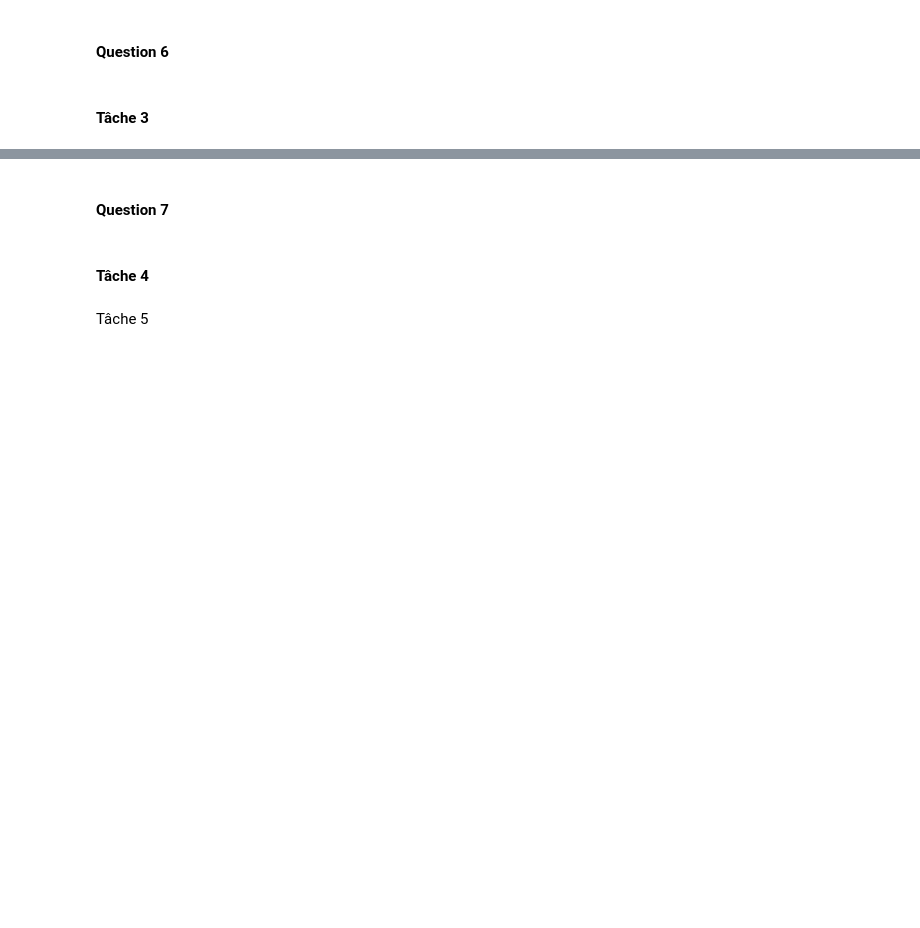
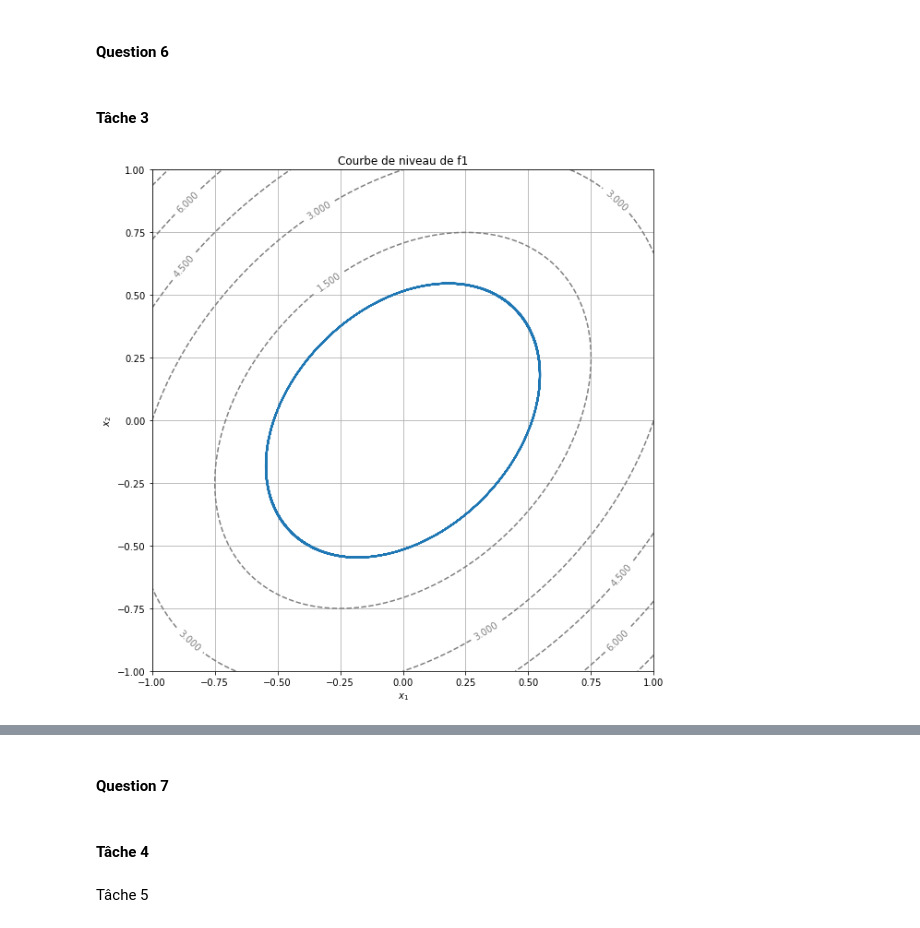
Before and after one commit to touchtar/projet-maths-info, a Jupyter notebook: COURBE DE NIVEAU Ouchtar et Beuzelin.ipynb, the cells around one changed output, grey strips where cells are left out. Cells and saved outputs as stored; diff of their text form; code cells hidden in the pictures; blank space fills up the shorter version.

```diff
--- a/COURBE DE NIVEAU Ouchtar et Beuzelin.ipynb
+++ b/COURBE DE NIVEAU Ouchtar et Beuzelin.ipynb
@@ -276,11 +280,15 @@ def f3_cont(x, y):
 # %%
 x, y = 0.8, 0.8
 x0, y0 = Newton(f1_start, x, y, eps, N)
+global delta
+delta = 0.1
 tableau = level_curve(f1, f1_cont, x0, y0)
 display_contour(f1, x=np.linspace(-1.0, 1.0, 100),
     y=np.linspace(-1.0, 1.0, 100),
     levels=5, array=tableau,
     title="Courbe de niveau de f1")
+# %% [output]
+[figure, added]
 # %%
 x, y = 1.5, 1.5
 c = 2.0
```
Also changed, not shown: parts of 13 cells of this notebook.
